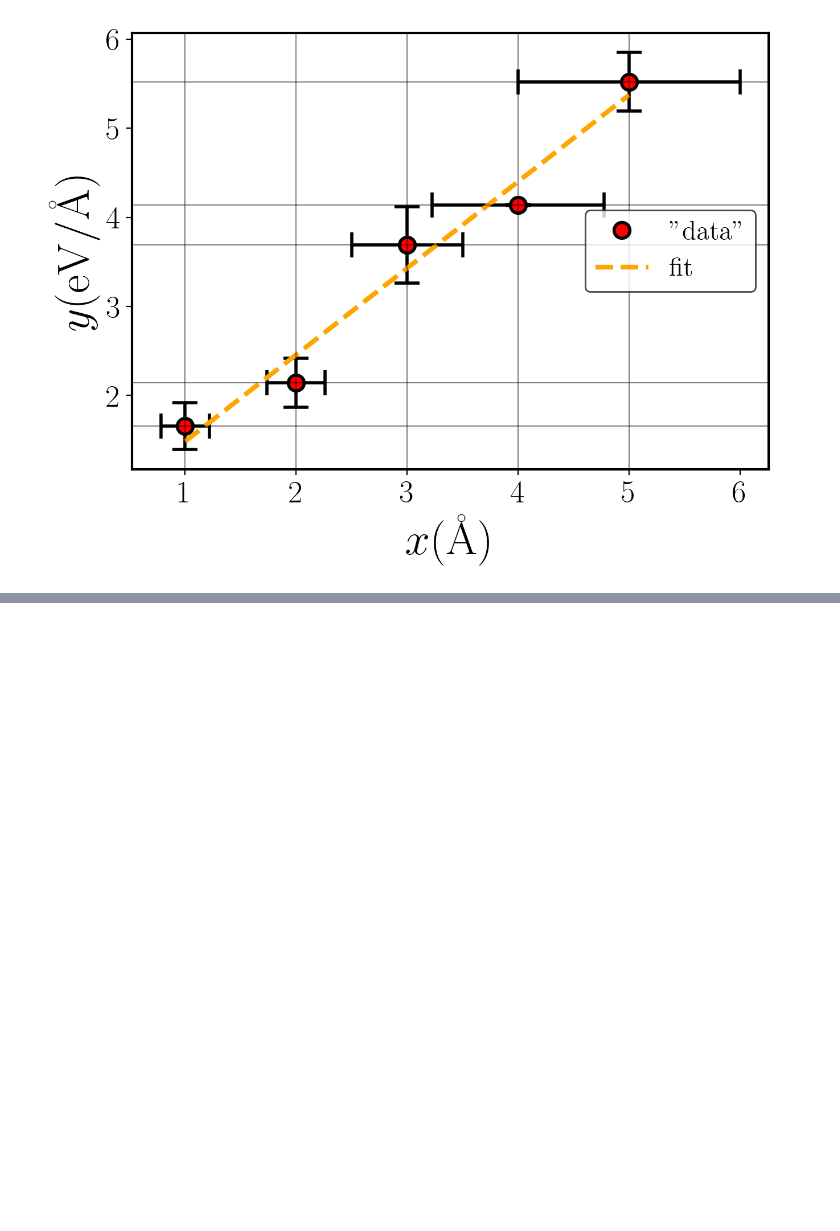
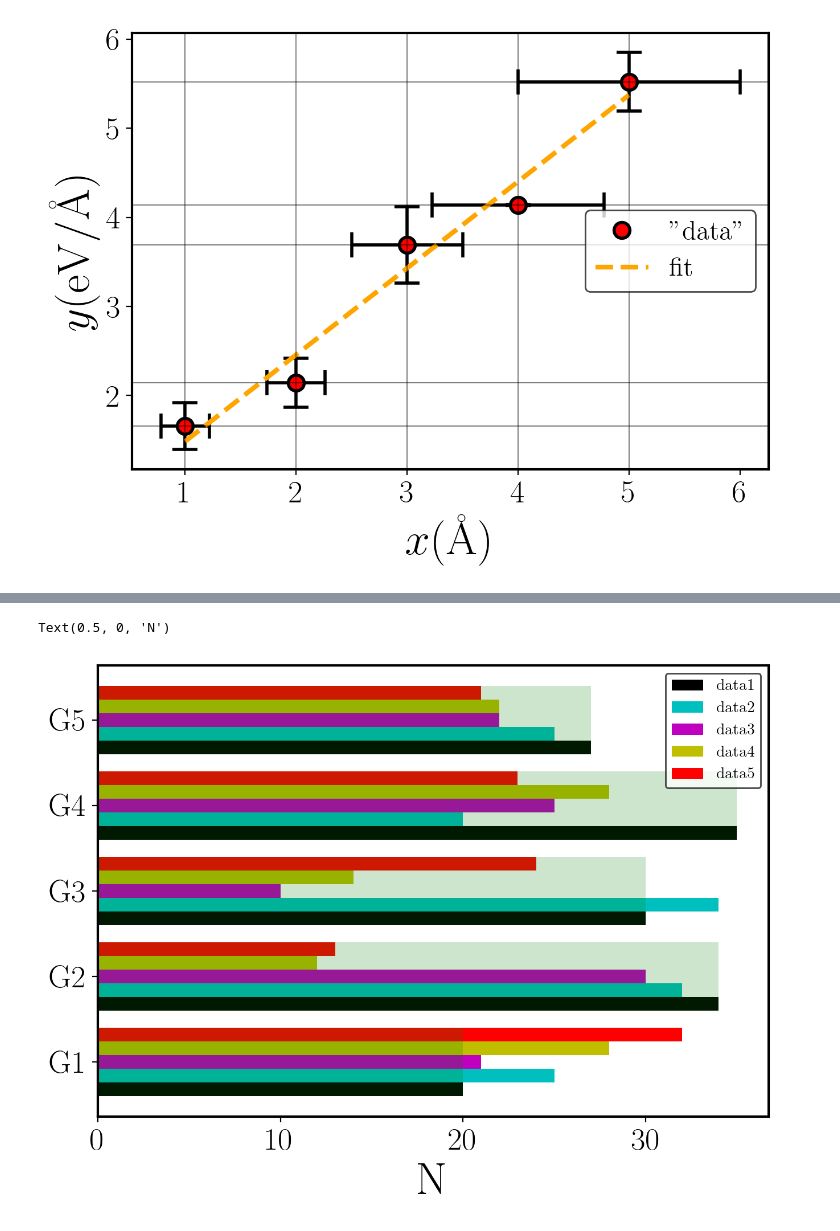
Before and after one commit to rafaeldgrande/Learning, a Jupyter notebook: Python/matplotlib/samples_of_plotting.ipynb, the cells around one changed output, grey strips where cells are left out. Saved outputs shown, nothing was run; the diff lists cells and outputs as text; code cells hidden in the pictures; blank space fills up the shorter version.

```diff
--- a/Python/matplotlib/samples_of_plotting.ipynb
+++ b/Python/matplotlib/samples_of_plotting.ipynb
@@ -57,0 +122,23 @@ AttributeError: 'numpy.ndarray' object has no attribute 'reverse'
+# %%
+
+# horizontal bars!
+
+plt.figure()
+
+for i_data in range(Ndata):
+    disp = width_bar*(i_data/Ndata - 1/2)
+
+    # when plotting more than one bar this strtucture makes all bars to be centered around the value x
+    # it is important to use align='edge'
+    # Now it changed from width to height!
+    plt.barh(x + disp,  DATA[i_data], height=width_bar/Ndata, label=LABELS[i_data], align='edge')
+
+plt.barh(x,  DATA[0], alpha=0.2)
+
+plt.yticks(x, labels)
+plt.legend(ncol=1, fontsize=10, loc='upper right')
+
+plt.xlabel('N')
+# %% [output]
+Text(0.5, 0, 'N')
+[figure, added]
```
Also changed, not shown: parts of 10 cells of this notebook.
